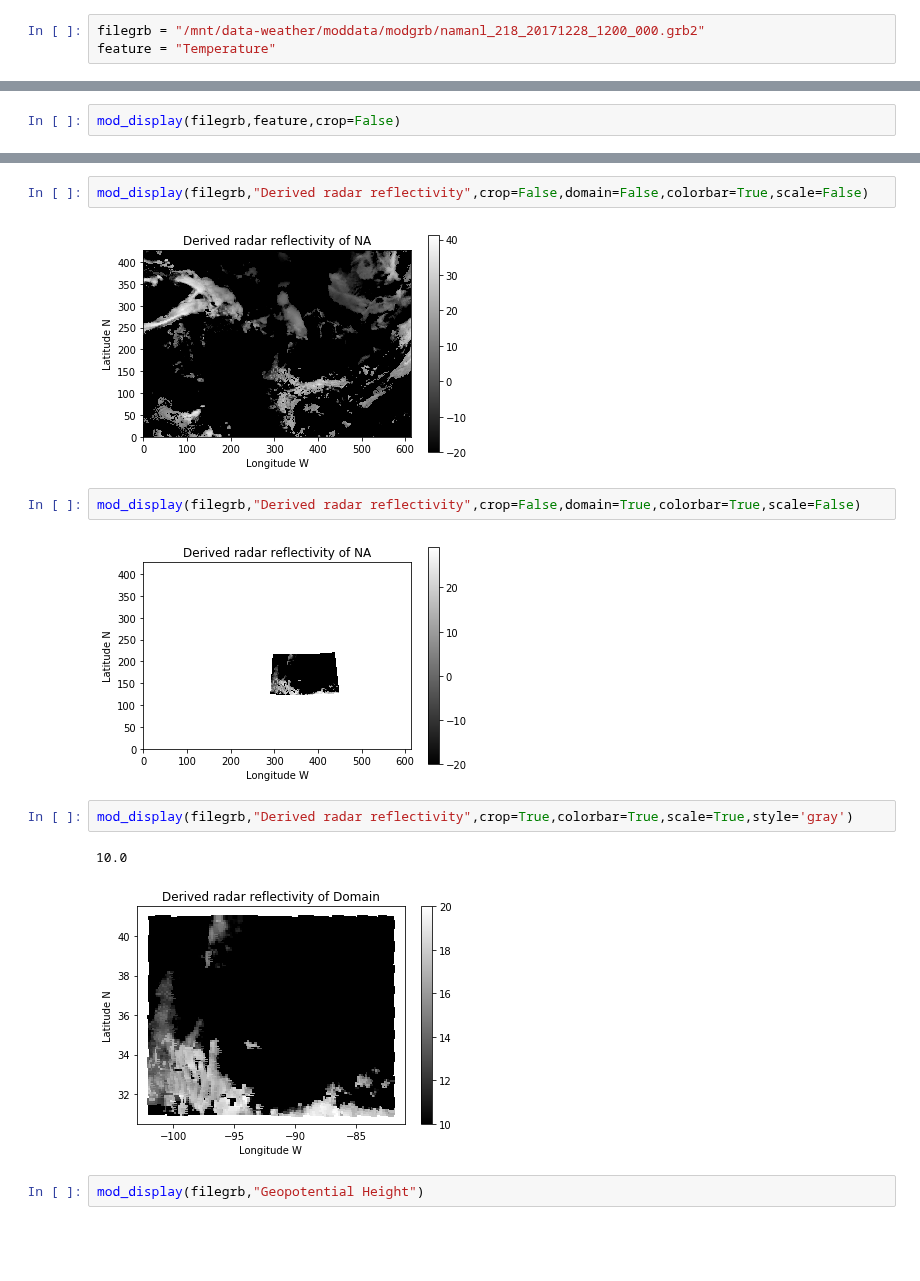
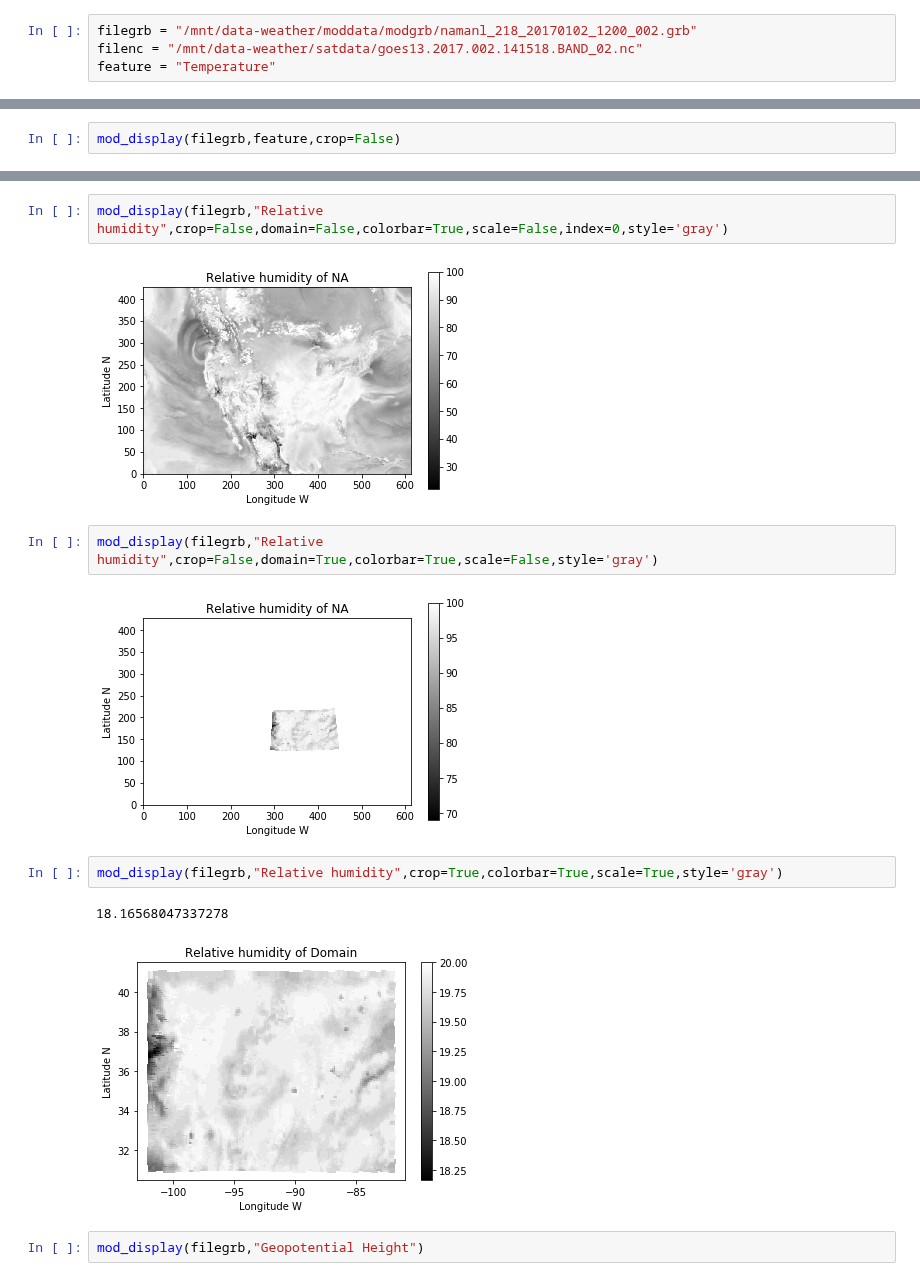
Before and after one commit to yuanzhou15/capstone-weather, a Jupyter notebook: rex/model-display.ipynb, the cells around one changed output, grey strips where cells are left out. Saved outputs shown, nothing was run; the diff lists cells and outputs as text; blank space fills up the shorter version.

```diff
--- a/rex/model-display.ipynb
+++ b/rex/model-display.ipynb
@@ -53,5 +121,6 @@ def mod_display(filegrb,feature,style="gray",index=0,crop=True,scale=True,domain
         if colorbar==True:
             plt.colorbar()
 # %%
-filegrb = "/mnt/data-weather/moddata/modgrb/namanl_218_20171228_1200_000.grb2"
+filegrb = "/mnt/data-weather/moddata/modgrb/namanl_218_20170102_1200_002.grb"
+filenc = "/mnt/data-weather/satdata/goes13.2017.002.141518.BAND_02.nc"
 feature = "Temperature"
@@ -117,15 +197,15 @@ mod_display(filegrb,"Soil Temperature",crop=True,colorbar=True,scale=False,style
 # %%
-mod_display(filegrb,"Derived radar reflectivity",crop=False,domain=False,colorbar=True,scale=False)
+mod_display(filegrb,"Relative humidity",crop=False,domain=False,colorbar=True,scale=False,index=0,style='gray')
 # %% [output]
-[figure, old version]
+[figure, new version]
 # %%
-mod_display(filegrb,"Derived radar reflectivity",crop=False,domain=True,colorbar=True,scale=False)
+mod_display(filegrb,"Relative humidity",crop=False,domain=True,colorbar=True,scale=False,style='gray')
 # %% [output]
-[figure, old version]
+[figure, new version]
 # %%
-mod_display(filegrb,"Derived radar reflectivity",crop=True,colorbar=True,scale=True,style='gray')
+mod_display(filegrb,"Relative humidity",crop=True,colorbar=True,scale=True,style='gray')
 # %% [output]
-10.0
+18.16568047337278
-[figure, old version]
+[figure, new version]
 # %%
 mod_display(filegrb,"Geopotential Height")
```
Also changed, not shown: parts of 8 cells of this notebook.
